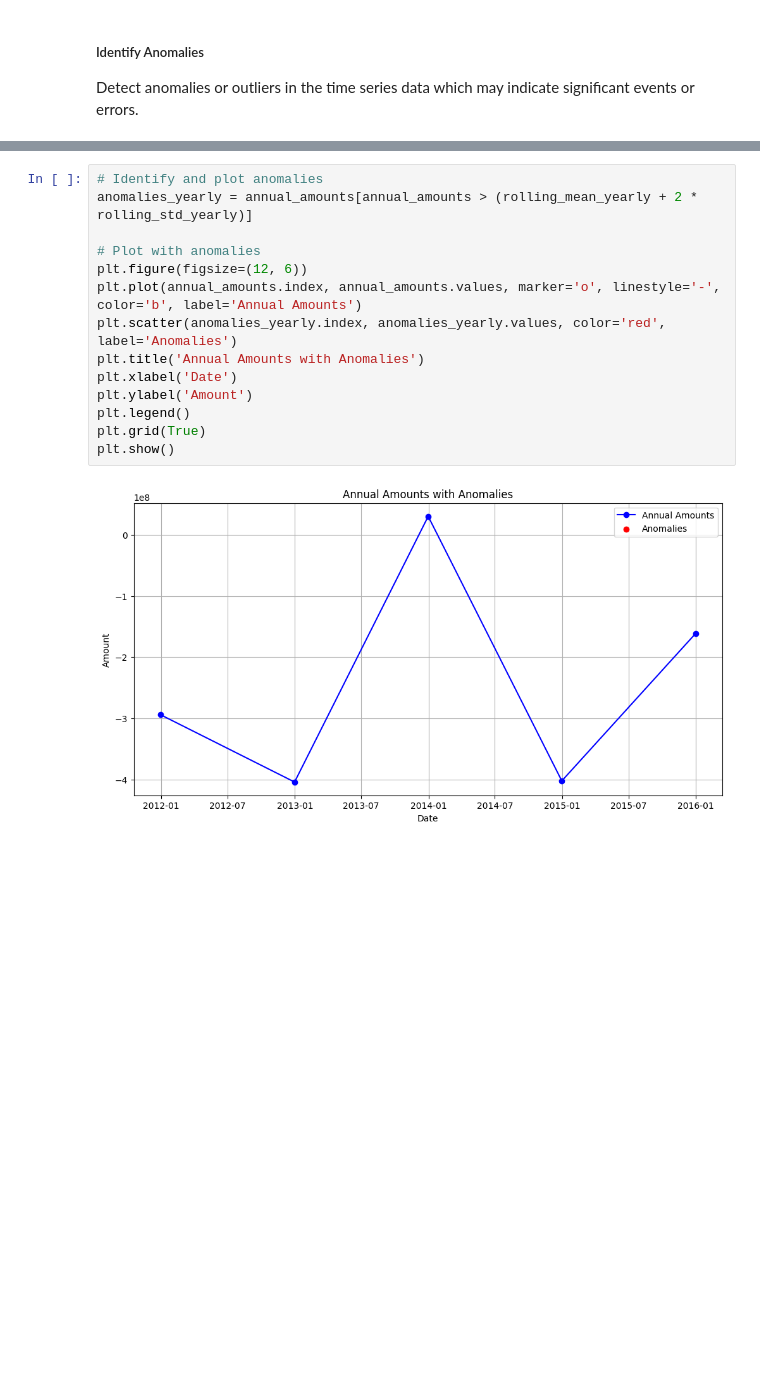
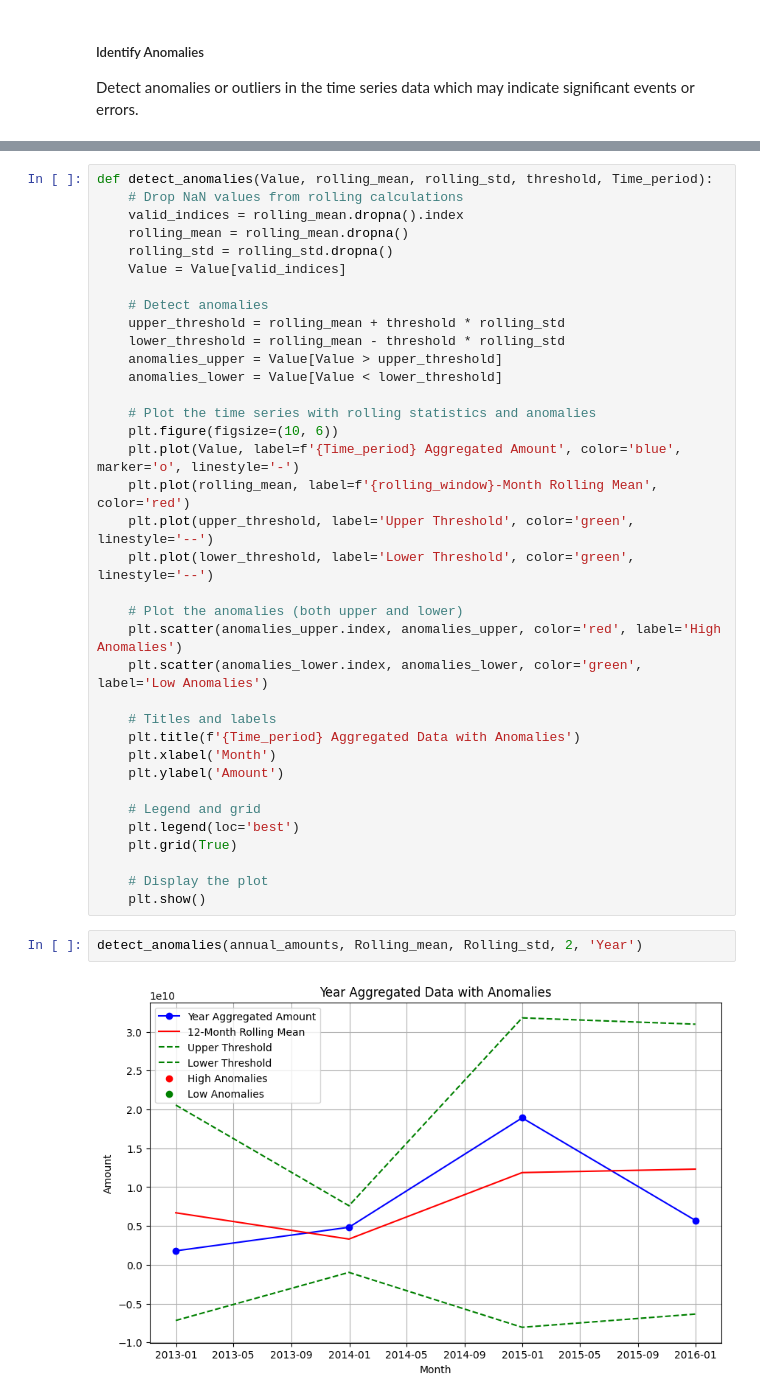
Before and after one commit to Anjali-Data-Analytics-Projects/NASDAQ-time-series-analysis, a Jupyter notebook: API project.ipynb, the cells around one changed output, grey strips where cells are left out. Cells and saved outputs as stored; diff of their text form; blank space fills up the shorter version.

```diff
--- a/API project.ipynb
+++ b/API project.ipynb
@@ -817,16 +685,40 @@ plt.show()
-# %%
-# Identify and plot anomalies
-anomalies_yearly = annual_amounts[annual_amounts > (rolling_mean_yearly + 2 * rolling_std_yearly)]
-
-# Plot with anomalies
-plt.figure(figsize=(12, 6))
-plt.plot(annual_amounts.index, annual_amounts.values, marker='o', linestyle='-', color='b', label='Annual Amounts')
-plt.scatter(anomalies_yearly.index, anomalies_yearly.values, color='red', label='Anomalies')
-plt.title('Annual Amounts with Anomalies')
-plt.xlabel('Date')
-plt.ylabel('Amount')
-plt.legend()
-plt.grid(True)
-plt.show()
-# %% [output]
-[figure, removed]
+# %%
+def detect_anomalies(Value, rolling_mean, rolling_std, threshold, Time_period):
+    # Drop NaN values from rolling calculations
+    valid_indices = rolling_mean.dropna().index
+    rolling_mean = rolling_mean.dropna()
+    rolling_std = rolling_std.dropna()
+    Value = Value[valid_indices]
+
+    # Detect anomalies
+    upper_threshold = rolling_mean + threshold * rolling_std
+    lower_threshold = rolling_mean - threshold * rolling_std
+    anomalies_upper = Value[Value > upper_threshold]
+    anomalies_lower = Value[Value < lower_threshold]
+
+    # Plot the time series with rolling statistics and anomalies
+    plt.figure(figsize=(10, 6))
+    plt.plot(Value, label=f'{Time_period} Aggregated Amount', color='blue', marker='o', linestyle='-')
+    plt.plot(rolling_mean, label=f'{rolling_window}-Month Rolling Mean', color='red')
+    plt.plot(upper_threshold, label='Upper Threshold', color='green', linestyle='--')
+    plt.plot(lower_threshold, label='Lower Threshold', color='green', linestyle='--')
+
+    # Plot the anomalies (both upper and lower)
+    plt.scatter(anomalies_upper.index, anomalies_upper, color='red', label='High Anomalies')
+    plt.scatter(anomalies_lower.index, anomalies_lower, color='green', label='Low Anomalies')
+
+    # Titles and labels
+    plt.title(f'{Time_period} Aggregated Data with Anomalies')
+    plt.xlabel('Month')
+    plt.ylabel('Amount')
+
+    # Legend and grid
+    plt.legend(loc='best')
+    plt.grid(True)
+
+    # Display the plot
+    plt.show()
+# %%
+detect_anomalies(annual_amounts, Rolling_mean, Rolling_std, 2, 'Year')
+# %% [output]
+[figure, added]
```
Also changed, not shown: parts of 24 cells of this notebook.
